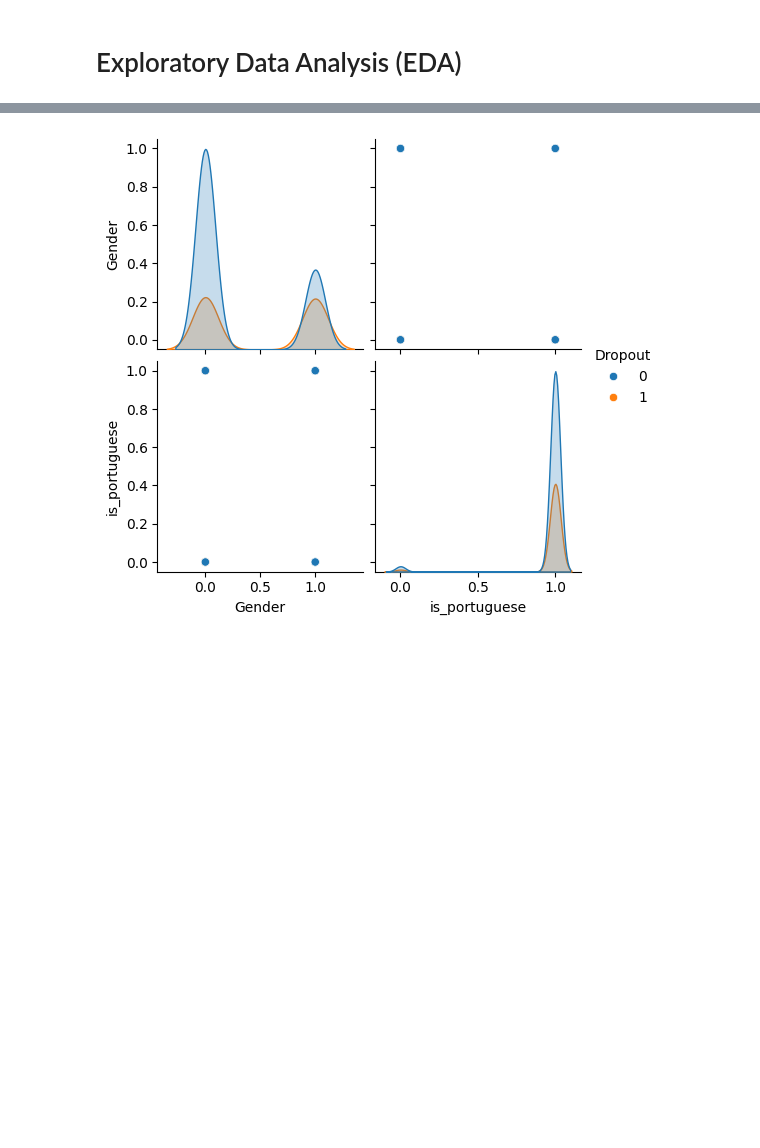
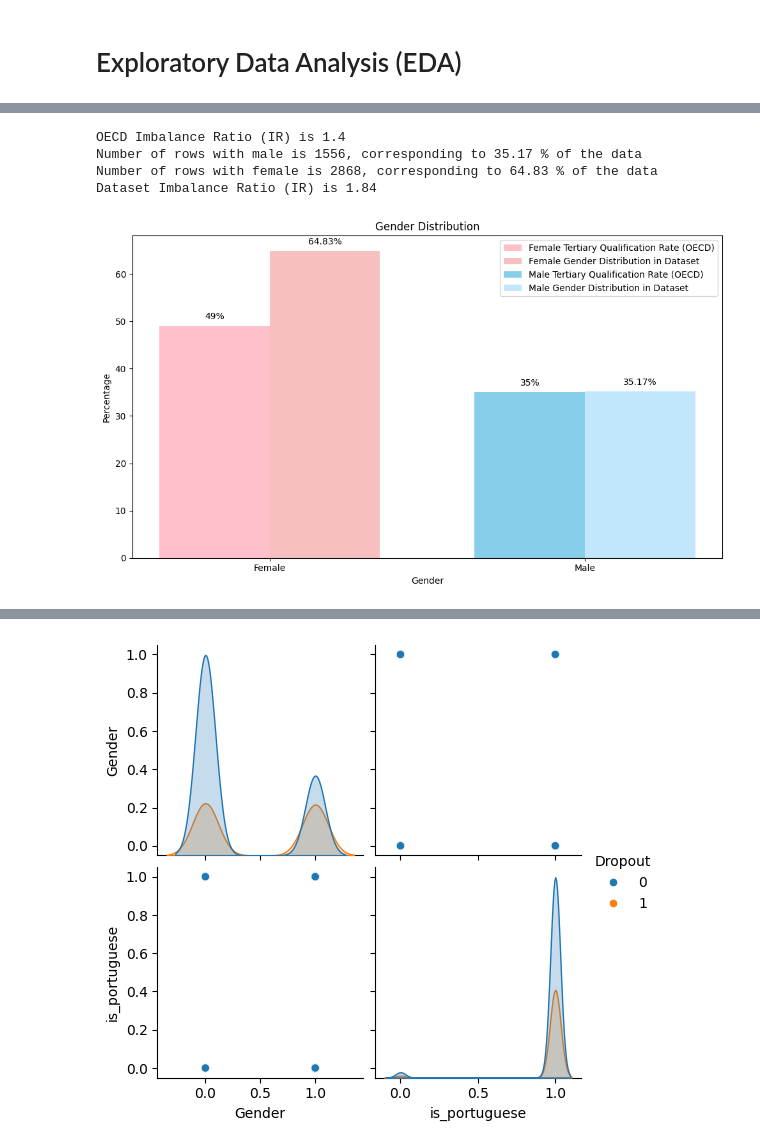
Before and after one commit to Xannadoo/Algorithmic_Fairness_Mandatories, a Jupyter notebook: Exam/Predicting_students_dropout.ipynb, the cells around one changed output, grey strips where cells are left out. Cells and saved outputs as stored; diff of their text form; code cells hidden in the pictures; blank space fills up the shorter version.

```diff
--- a/Exam/Predicting_students_dropout.ipynb
+++ b/Exam/Predicting_students_dropout.ipynb
@@ -319,0 +777,54 @@ features_full.describe().T
+# %%
+# OECD Data
+female_tertiary = 49  # percentage of 25-34 year-old women with tertiary qualification
+male_tertiary = 35    # percentage of 25-34 year-old men with tertiary qualification
+
+print(f"OECD Imbalance Ratio (IR) is {np.round(female_tertiary/male_tertiary,2)}")
+
+# Data: Calculate percentages
+rows_male = len(features_full[features_full.Gender == 1].index)
+rows_female = len(features_full[features_full.Gender == 0].index)
+total_rows = len(features_full)
+
+male_percentage = 100 * rows_male / total_rows
+female_percentage = 100 * rows_female / total_rows
+print(f"Number of rows with male is {rows_male}, corresponding to {np.round(100 * rows_male/len(features_full),2)} % of the data")
+print(f"Number of rows with female is {rows_female}, corresponding to {np.round(100 * rows_female/len(features_full),2)} % of the data")
+print(f"Dataset Imbalance Ratio (IR) is {np.round(rows_female/rows_male,2)}\n")
+
+labels_data = ['Male', 'Female']
+values_data = [rows_male, rows_female]
+
+# Plotting
+fig, ax = plt.subplots(figsize=(10, 6))
+bar_width = 0.35
+index = np.arange(2)
+
+# Bar plot for female tertiary qualification rates
+bar1 = ax.bar(index[0] - bar_width/2, female_tertiary, bar_width, color='pink', label='Female Tertiary Qualification Rate (OECD)')
+bar2 = ax.bar(index[0] + bar_width/2, female_percentage, bar_width, color='lightcoral', alpha=0.5, label='Female Gender Distribution in Dataset')
+bar3 = ax.bar(index[1] - bar_width/2, male_tertiary, bar_width, color='skyblue', label='Male Tertiary Qualification Rate (OECD)')
+bar4 = ax.bar(index[1] + bar_width/2, male_percentage, bar_width, color='lightskyblue', alpha=0.5, label='Male Gender Distribution in Dataset')
+
+ax.set_xlabel('Gender')
+ax.set_ylabel('Percentage')
+ax.set_title('Gender Distribution')
+ax.set_xticks(index)
+ax.set_xticklabels(['Female', 'Male'])
+ax.legend()
+
+# Add text annotations
+ax.text(index[0] - bar_width/2, female_tertiary + 1, f'{female_tertiary}%', ha='center', va='bottom')
+ax.text(index[1] - bar_width/2, male_tertiary + 1, f'{male_tertiary}%', ha='center', va='bottom')
+ax.text(index[0] + bar_width/2, female_percentage + 1, f'{np.round(female_percentage,2)}%', ha='center', va='bottom')
+ax.text(index[1] + bar_width/2, male_percentage + 1, f'{np.round(male_percentage,2)}%', ha='center', va='bottom')
+
+
+plt.tight_layout()
+plt.show()
+# %% [output]
+OECD Imbalance Ratio (IR) is 1.4
+Number of rows with male is 1556, corresponding to 35.17 % of the data
+Number of rows with female is 2868, corresponding to 64.83 % of the data
+Dataset Imbalance Ratio (IR) is 1.84
+[figure, added]
```
Also changed, not shown: parts of 64 cells of this notebook.
